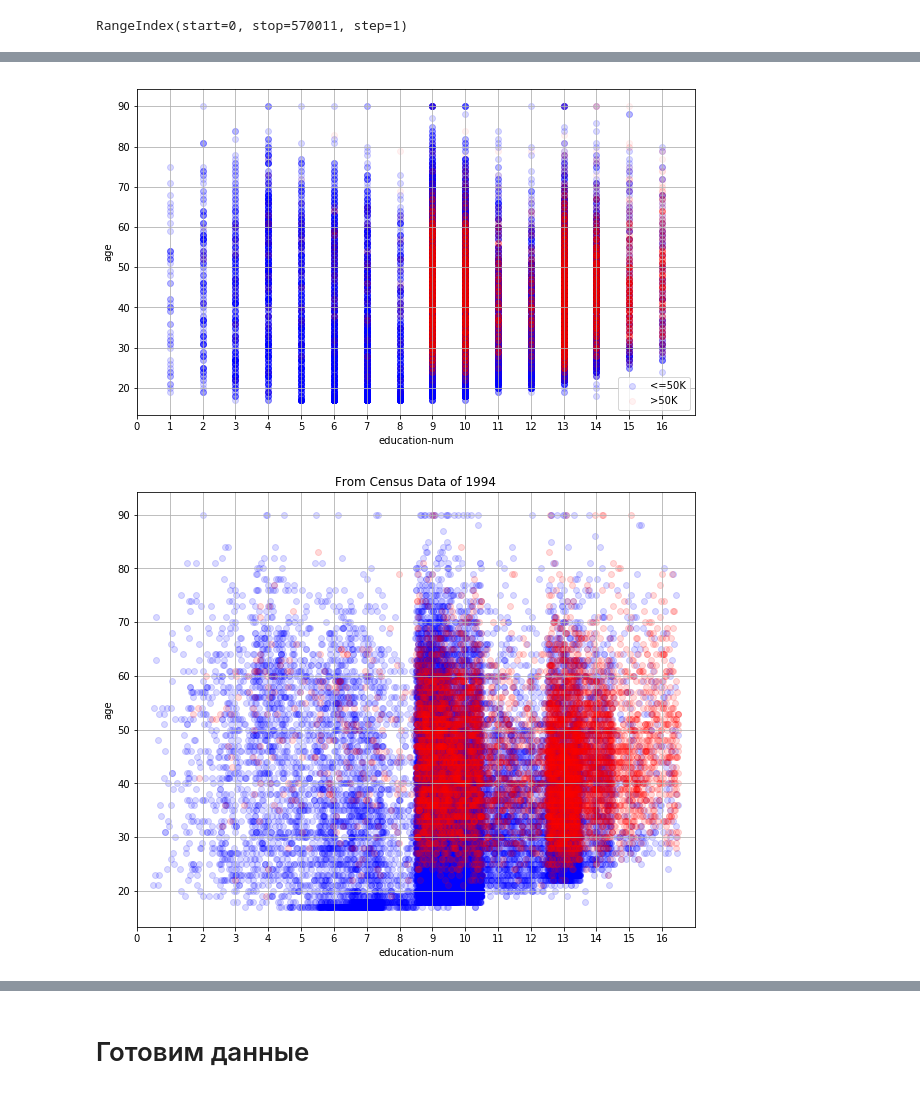
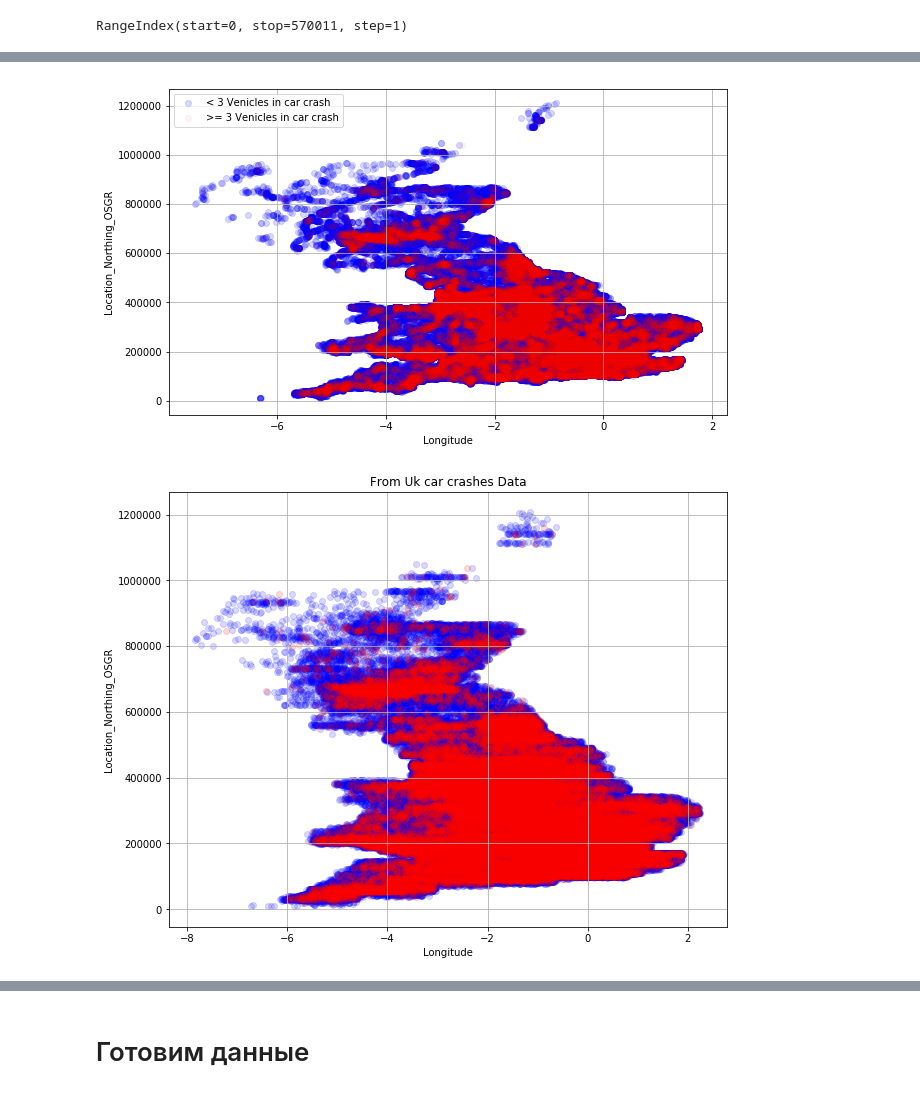
Before and after one commit to RodionovF/Machine_Learning_UNN, a Jupyter notebook: accidents_from_2005_to_2007.ipynb, the cells around one changed output, grey strips where cells are left out. Cells and saved outputs as stored; diff of their text form; code cells hidden in the pictures.

```diff
--- a/accidents_from_2005_to_2007.ipynb
+++ b/accidents_from_2005_to_2007.ipynb
@@ -235,52 +251,52 @@ Name: class, dtype: bool
 # %%
 plt.figure(figsize = (10, 6))
 
-plt.scatter(data[data['class'] == '<=50K']['education-num'],
-            data[data['class'] == '<=50K']['age'],
+plt.scatter(data[data['Number_of_Vehicles'] < 3]['Longitude'],
+            data[data['Number_of_Vehicles'] < 3]['Location_Northing_OSGR'],
             alpha = 0.15,
-            label = '<=50K',
+            label = '< 3 Venicles in car crash',
             color = 'b')
 
-plt.scatter(data[data['class'] == '>50K']['education-num'],
-            data[data['class'] == '>50K']['age'],
+plt.scatter(data[data['Number_of_Vehicles'] >= 3]['Longitude'],
+            data[data['Number_of_Vehicles'] >= 3]['Location_Northing_OSGR'],
             alpha = 0.05,
-            label = '>50K',
+            label = '>= 3 Venicles in car crash',
             color = 'r')
 
-plt.xlabel('education-num')
-plt.xticks(range(18))
-plt.xlim(0, 17)
-plt.ylabel('age')
+plt.xlabel('Longitude')
+# plt.xticks(range(18))
+# plt.xlim(0, 17)
+plt.ylabel('Location_Northing_OSGR')
 plt.legend()
 plt.grid()
 # %% [output]
-[figure, old version]
+[figure, new version]
 # %%
 np.random.seed(0)
-education_num_rnd = data['education-num'] + np.random.rand(data.shape[0]) - .5
+longitude_num_rnd = data['Longitude'] + np.random.rand(data.shape[0]) - .5
 
 plt.figure(figsize = (10, 8))
 
-plt.scatter(education_num_rnd[data['class'] == '<=50K'],
-            data[data['class'] == '<=50K']['age'],
+plt.scatter(longitude_num_rnd[data['Number_of_Vehicles'] < 3],
+            data[data['Number_of_Vehicles'] < 3]['Location_Northing_OSGR'],
             alpha = 0.15,
-            label = '<=50K',
+            label = '< 3 Venicles in car crash',
             color = 'b')
 
-plt.scatter(education_num_rnd[data['class'] == '>50K'],
-            data[data['class'] == '>50K']['age'],
+plt.scatter(longitude_num_rnd[data['Number_of_Vehicles'] >= 3],
+            data[data['Number_of_Vehicles'] >= 3]['Location_Northing_OSGR'],
             alpha = 0.15,
-            label = '>50K',
+            label = '>= 3 Venicles in car crash',
             color = 'r')
 
-plt.xlabel('education-num')
-plt.xticks(range(17))
-plt.xlim(0, 17)
-plt.ylabel('age')
-plt.title('From Census Data of 1994')
+plt.xlabel('Longitude')
+# plt.xticks(range(17))
+# plt.xlim(0, 17)
+plt.ylabel('Location_Northing_OSGR')
+plt.title('From Uk car crashes Data')
 plt.grid()
 # %% [output]
-[figure, old version]
+[figure, new version]
 # %%
 plt.figure(figsize = (10, 8))
 
```
Also changed, not shown: parts of 65 cells of this notebook.
